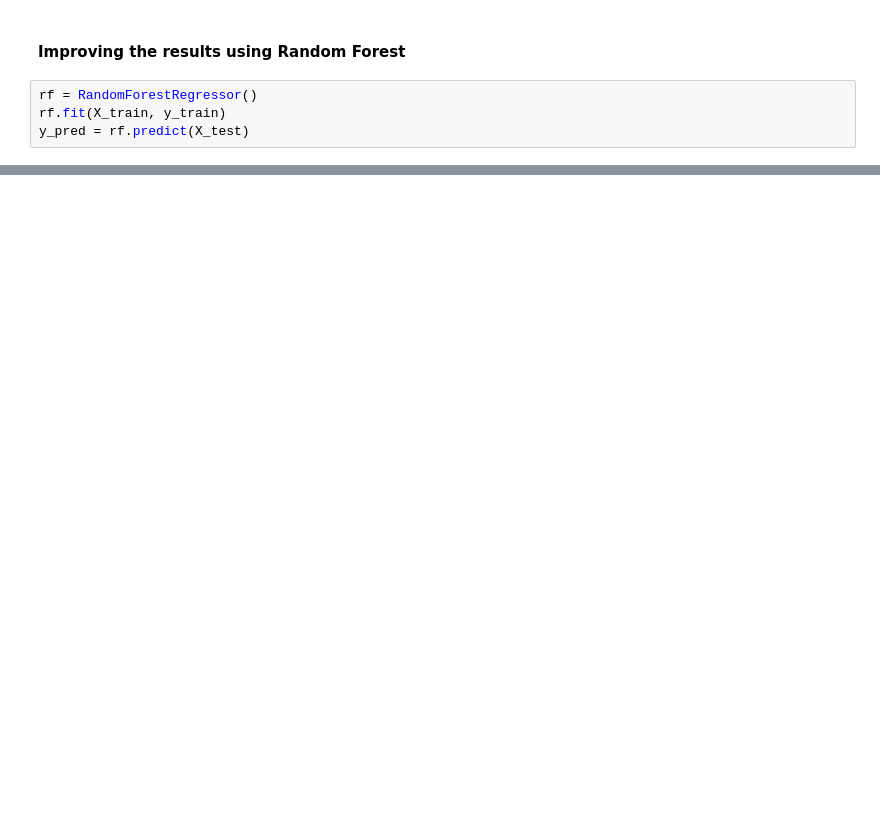
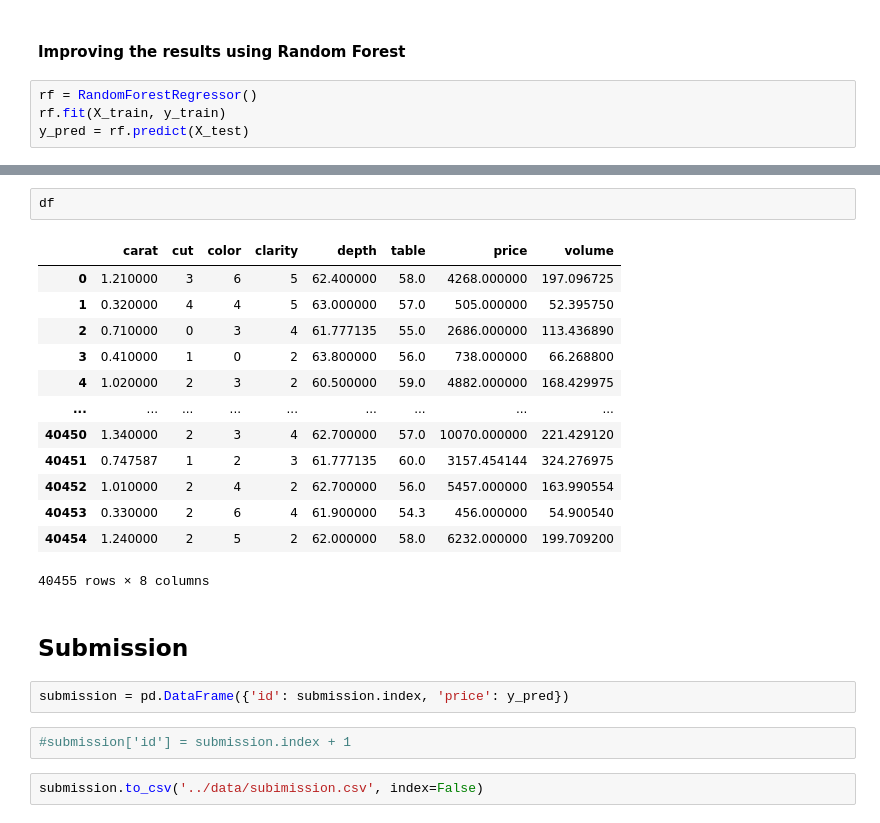
Before and after one commit to ssarahreyes/diamonds_machinelearning, a Jupyter notebook: notebooks/diamonds_machinelearning.ipynb, the cells around one changed output, grey strips where cells are left out. Drawn from its saved outputs; the diff is of its cells as text; blank space fills up the shorter version.

```diff
--- a/notebooks/diamonds_machinelearning.ipynb
+++ b/notebooks/diamonds_machinelearning.ipynb
@@ -283,0 +289,24 @@ rf.score(X_test, y_test)
+# %%
+df
+# %% [output]
+|  | carat | cut | color | clarity | depth | table | price | volume |
+| 0 | 1.210000 | 3 | 6 | 5 | 62.400000 | 58.0 | 4268.000000 | 197.096725 |
+| 1 | 0.320000 | 4 | 4 | 5 | 63.000000 | 57.0 | 505.000000 | 52.395750 |
+| 2 | 0.710000 | 0 | 3 | 4 | 61.777135 | 55.0 | 2686.000000 | 113.436890 |
+| 3 | 0.410000 | 1 | 0 | 2 | 63.800000 | 56.0 | 738.000000 | 66.268800 |
+| 4 | 1.020000 | 2 | 3 | 2 | 60.500000 | 59.0 | 4882.000000 | 168.429975 |
+| ... | ... | ... | ... | ... | ... | ... | ... | ... |
+| 40450 | 1.340000 | 2 | 3 | 4 | 62.700000 | 57.0 | 10070.000000 | 221.429120 |
+| 40451 | 0.747587 | 1 | 2 | 3 | 61.777135 | 60.0 | 3157.454144 | 324.276975 |
+| 40452 | 1.010000 | 2 | 4 | 2 | 62.700000 | 56.0 | 5457.000000 | 163.990554 |
+| 40453 | 0.330000 | 2 | 6 | 4 | 61.900000 | 54.3 | 456.000000 | 54.900540 |
+| 40454 | 1.240000 | 2 | 5 | 2 | 62.000000 | 58.0 | 6232.000000 | 199.709200 |
+40455 rows × 8 columns
+# %% [markdown]
+## Submission
+# %%
+submission = pd.DataFrame({'id': submission.index, 'price': y_pred})
+# %%
+#submission['id'] = submission.index + 1
+# %%
+submission.to_csv('../data/subimission.csv', index=False)
```
Also changed, not shown: parts of 7 cells of this notebook, 7 other files.
